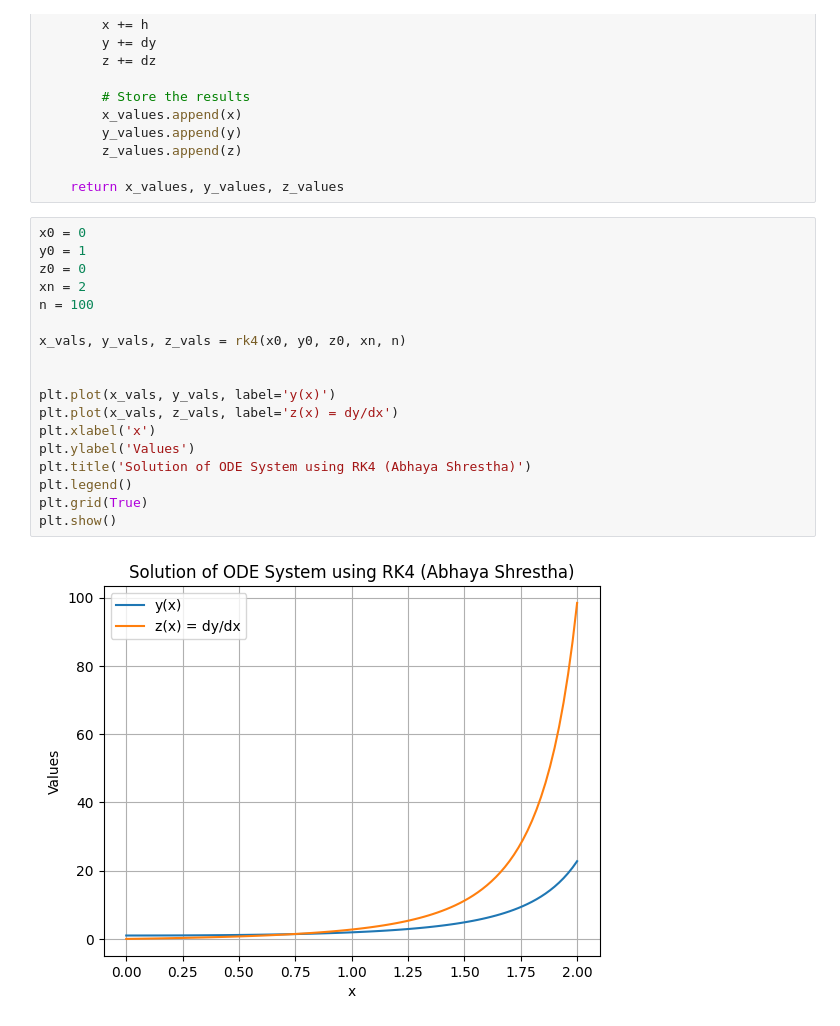
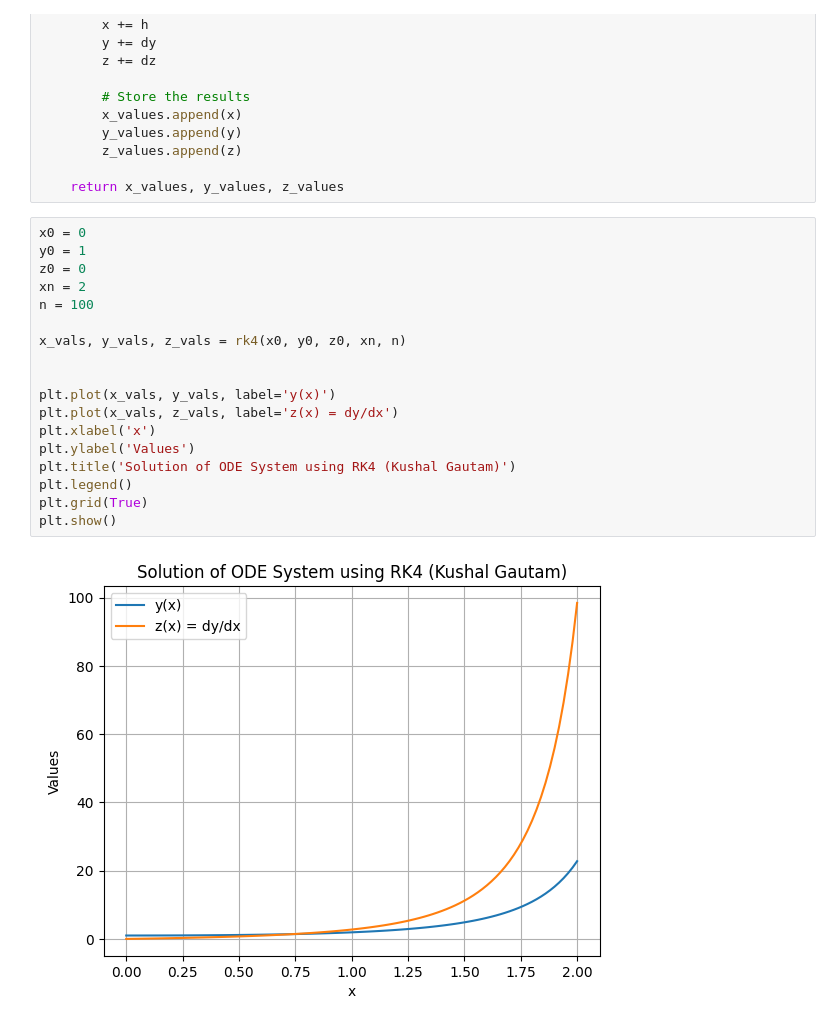
Before and after one commit to Abhaya-Shresthaa/Numerical-Methods, a Jupyter notebook: lab5/final.ipynb, the cells around one changed output. Saved outputs shown, nothing was run; the diff lists cells and outputs as text.

```diff
--- a/lab5/final.ipynb
+++ b/lab5/final.ipynb
@@ -84,20 +85,20 @@ def rk4(x0, y0, z0, xn, n):
 # %%
 x0 = 0
 y0 = 1
 z0 = 0
 xn = 2
 n = 100
 
 x_vals, y_vals, z_vals = rk4(x0, y0, z0, xn, n)
 
 
 plt.plot(x_vals, y_vals, label='y(x)')
 plt.plot(x_vals, z_vals, label='z(x) = dy/dx')
 plt.xlabel('x')
 plt.ylabel('Values')
-plt.title('Solution of ODE System using RK4 (Abhaya Shrestha)')
+plt.title('Solution of ODE System using RK4 (Kushal Gautam)')
 plt.legend()
 plt.grid(True)
 plt.show()
 # %% [output]
-[figure, old version]
+[figure, new version]
```
Also changed, not shown: parts of 3 cells of this notebook.
